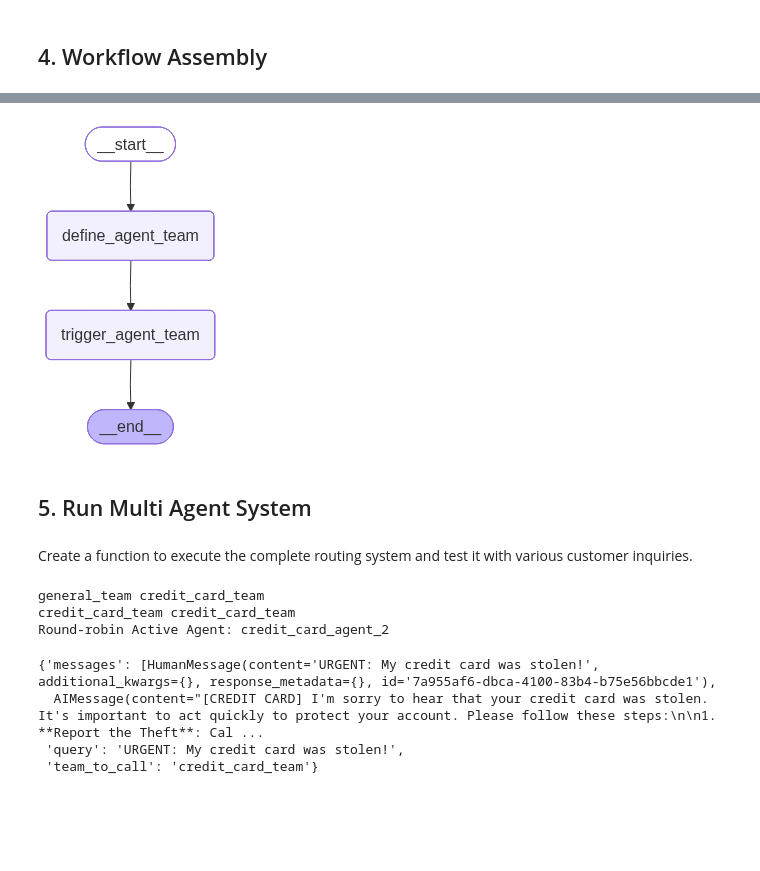
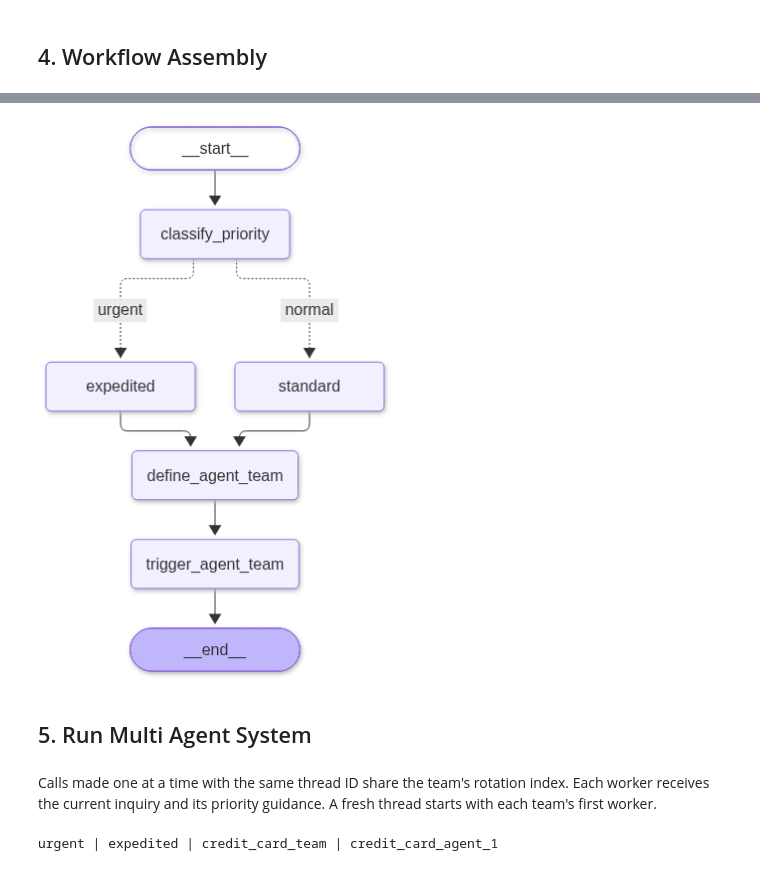
Before and after one commit to robertishimurasousa/Udacity-AKAgent, a Jupyter notebook: lessons/lesson-4-Implementing_Data_Routing_in_Agentic_Systems_with_LangGraph/exercises/starter/L4_starter_exercises_01_routing_system.ipynb, the cells around one changed output, grey strips where cells are left out. Saved outputs shown, nothing was run; the diff lists cells and outputs as text; code cells hidden in the pictures; blank space fills up the shorter version.

```diff
--- a/lessons/lesson-4-Implementing_Data_Routing_in_Agentic_Systems_with_LangGraph/exercises/starter/L4_starter_exercises_01_routing_system.ipynb
+++ b/lessons/lesson-4-Implementing_Data_Routing_in_Agentic_Systems_with_LangGraph/exercises/starter/L4_starter_exercises_01_routing_system.ipynb
@@ -211,8 +230,18 @@ Assemble the complete routing workflow that combines urgency classification, top
 # %%
+Team = Literal["general_team", "credit_card_team", "account_team", "loan_team"]
+ServiceLane = Literal["expedited", "standard"]
+
+
+class InquiryInput(TypedDict):
+    query: str
+
+
 class FintechState(MessagesState):
-    """State that tracks which team to call next within each team."""
     query: str
-    agent_teams: List[CompiledStateGraph]
-    agent_swarm_map: Dict[str, CompiledStateGraph]
-    team_to_call: str
+    urgency: NotRequired[Urgency]
+    lane: NotRequired[ServiceLane]
+    topic: NotRequired[Topic]
+    team_to_call: NotRequired[Team]
+    assigned_agent: NotRequired[str]
+    next_indices: NotRequired[dict[Team, int]]
 # %%
@@ -264,28 +294,29 @@ def trigger_agent_team(state: FintechState, config: RunnableConfig):
 # %%
 def create_fintech_workflow():
-    """
-    Create the complete workflow that:
-    1. Routes by urgency + topic to teams
-    2. Uses round-robin within teams
-    """
-    workflow = StateGraph(FintechState)
-
+    workflow = StateGraph(FintechState, input_schema=InquiryInput)
+    workflow.add_node("classify_priority", classify_priority)
+    workflow.add_node("expedited", mark_expedited)
+    workflow.add_node("standard", mark_standard)
     workflow.add_node("define_agent_team", define_agent_team)
     workflow.add_node("trigger_agent_team", trigger_agent_team)
 
-    workflow.add_edge(START, "define_agent_team")
+    workflow.add_edge(START, "classify_priority")
+    workflow.add_conditional_edges(
+        "classify_priority", priority_route, {"urgent": "expedited", "normal": "standard"},
+    )
+    workflow.add_edge("expedited", "define_agent_team")
+    workflow.add_edge("standard", "define_agent_team")
     workflow.add_edge("define_agent_team", "trigger_agent_team")
     workflow.add_edge("trigger_agent_team", END)
-
     return workflow
 # %%
-fintech_workflow = create_fintech_workflow()
-fintech_graph = fintech_workflow.compile(checkpointer=MemorySaver())
-fintech_graph
+fintech_graph = create_fintech_workflow().compile(checkpointer=InMemorySaver())
+routing_diagram = fintech_graph.get_graph().draw_mermaid_png(draw_method=MermaidDrawMethod.API)
+display(Image(data=routing_diagram))
 # %% [output]
-[figure, old version]
+[figure, new version]
 # %% [markdown]
 ## 5. Run Multi Agent System
 # %% [markdown]
-Create a function to execute the complete routing system and test it with various customer inquiries.
+Calls made one at a time with the same thread ID share the team's rotation index. Each worker receives the current inquiry and its priority guidance. A fresh thread starts with each team's first worker.
 # %%
@@ -312,15 +328,8 @@ def run_multi_agent_system(
 # %%
-# TODO: Pass the arguments and run your system
-result = run_multi_agent_system()
+demo_thread = f"fintech-demo-{uuid4().hex}"
+result = run_multi_agent_system("URGENT: My credit card was stolen!", fintech_graph, demo_thread)
-# %% [output]
-general_team credit_card_team
-credit_card_team credit_card_team
-Round-robin Active Agent: credit_card_agent_2
 # %%
-result
+print(f"{result['urgency']} | {result['lane']} | {result['team_to_call']} | {result['assigned_agent']}")
 # %% [output]
-{'messages': [HumanMessage(content='URGENT: My credit card was stolen!', additional_kwargs={}, response_metadata={}, id='7a955af6-dbca-4100-83b4-b75e56bbcde1'),
-  AIMessage(content="[CREDIT CARD] I'm sorry to hear that your credit card was stolen. It's important to act quickly to protect your account. Please follow these steps:\n\n1. **Report the Theft**: Cal ...
- 'query': 'URGENT: My credit card was stolen!',
- 'team_to_call': 'credit_card_team'}
+urgent | expedited | credit_card_team | credit_card_agent_1
 # %%
```
Also changed, not shown: parts of 28 cells of this notebook.
